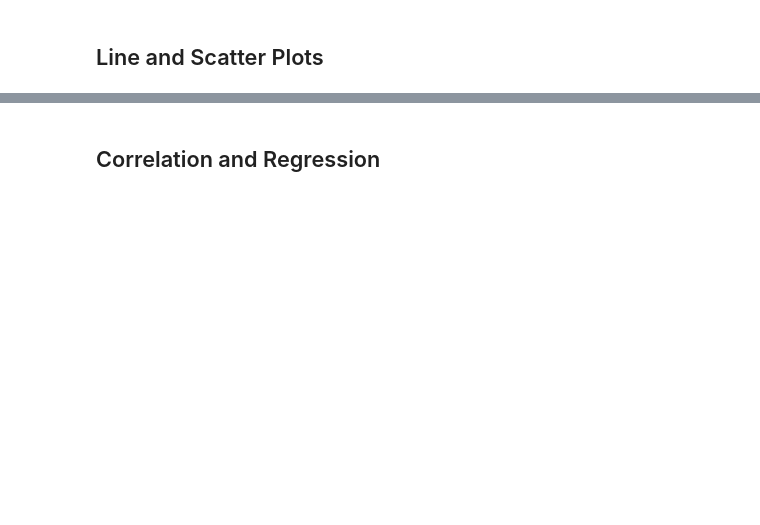
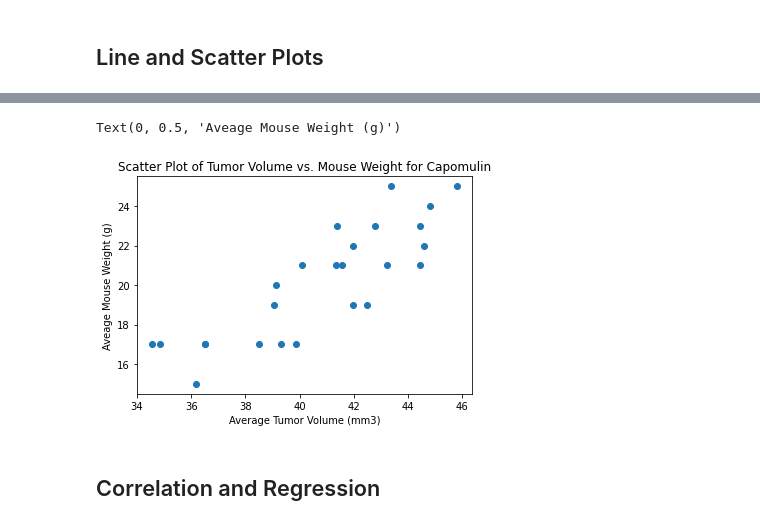
Before and after one commit to oiwuoni/matplotlib-challenge, a Jupyter notebook: pymaceuticals_starter.ipynb, the cells around one changed output, grey strips where cells are left out. Saved outputs shown, nothing was run; the diff lists cells and outputs as text; code cells hidden in the pictures; blank space fills up the shorter version.

```diff
--- a/pymaceuticals_starter.ipynb
+++ b/pymaceuticals_starter.ipynb
@@ -376,2 +473,16 @@ greatest_timepoint_dropped_df
+# %%
+# Generate a scatter plot of average tumor volume vs. mouse weight for the Capomulin regimen
+average_capomulin_volume = capomulin_df.groupby(capomulin_df["Mouse ID"]).mean()["Tumor Volume (mm3)"]
+average_capomulin_volume
+capomulin_df.head(15)
+average_capomulin_mouse_weight = capomulin_df.groupby(capomulin_df["Mouse ID"]).mean()["Weight (g)"]
+average_capomulin_mouse_weight
+plt.scatter(average_capomulin_volume, average_capomulin_mouse_weight)
+plt.title("Scatter Plot of Tumor Volume vs. Mouse Weight for Capomulin")
+plt.xlabel("Average Tumor Volume (mm3)")
+plt.ylabel("Aveage Mouse Weight (g)")
+# %% [output]
+Text(0, 0.5, 'Aveage Mouse Weight (g)')
+[figure, added]
 # %% [markdown]
 ## Correlation and Regression
```
Also changed, not shown: parts of 11 cells of this notebook.
